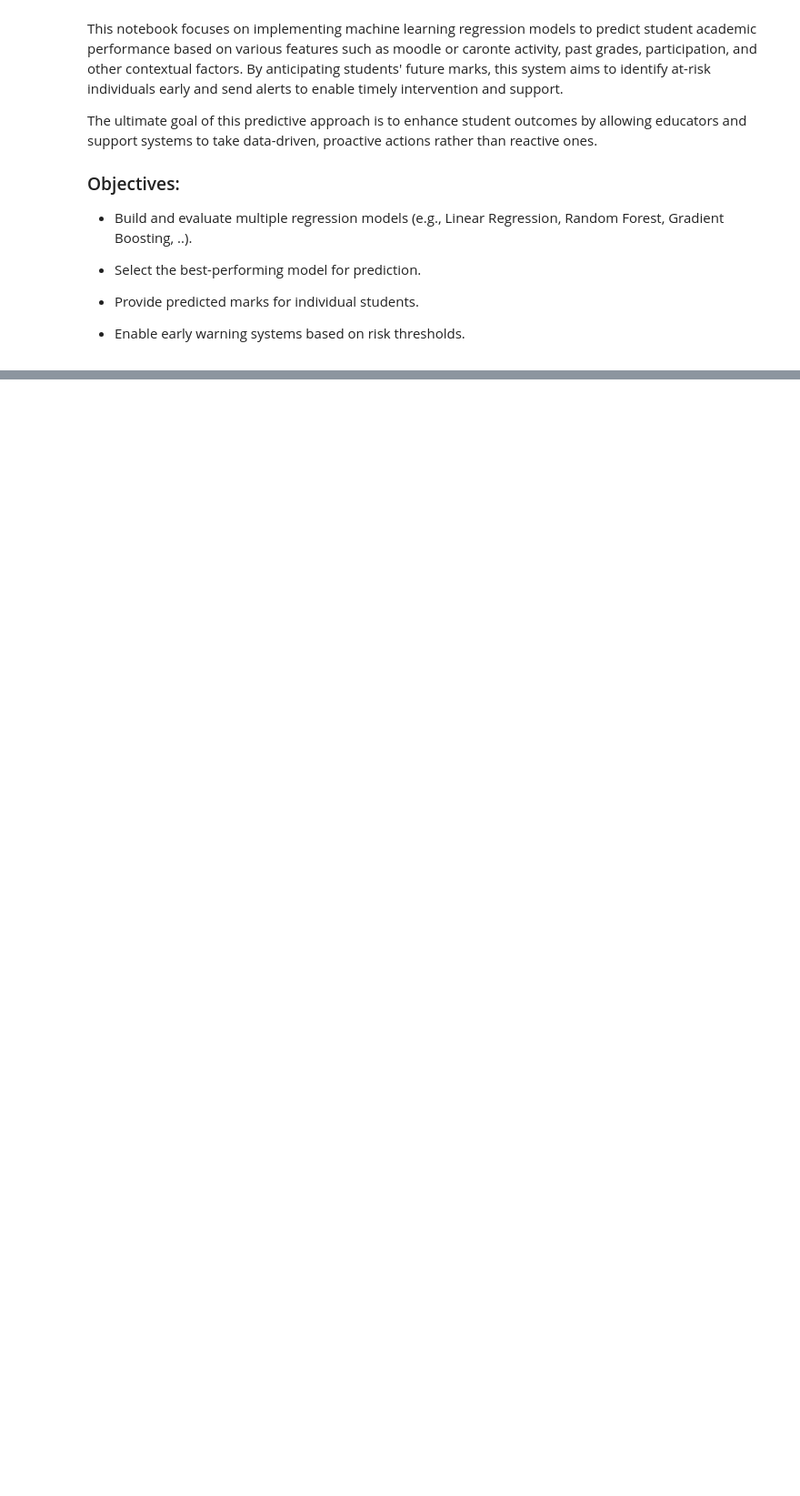
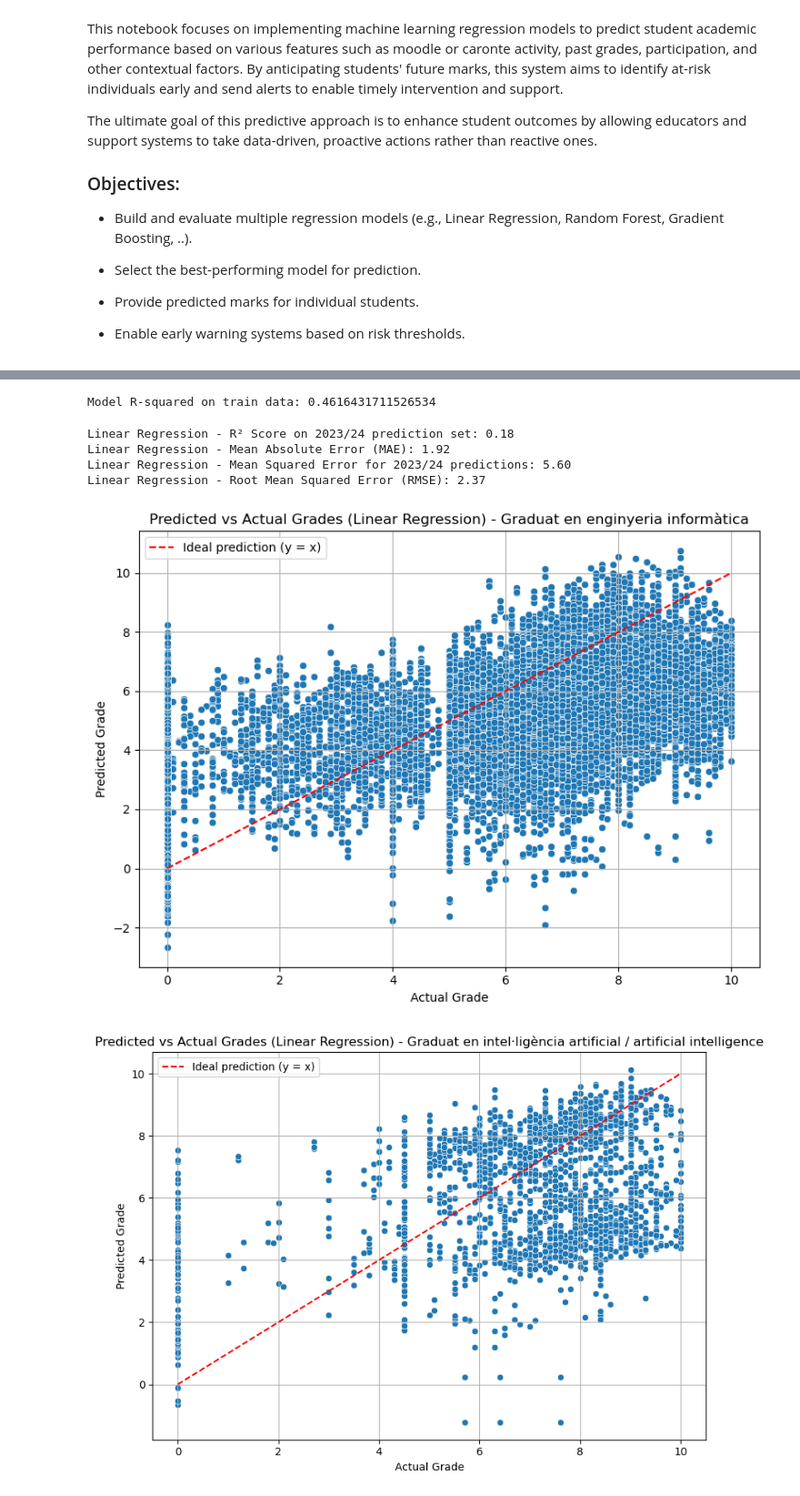
Before and after one commit to laurabolta/Synthesis-Project-I, a Jupyter notebook: Models.ipynb, the cells around one changed output, grey strips where cells are left out. Shown at 91% size. Saved outputs shown, nothing was run; the diff lists cells and outputs as text; code cells hidden in the pictures; blank space fills up the shorter version.

```diff
--- a/Models.ipynb
+++ b/Models.ipynb
@@ -58,16 +33,0 @@ It will be necessary to add some features like student’s average past grade, s
-# %%
-# Average past grade per student
-avg_student_grade = df_train.groupby('id_anonim')['nota_assignatura'].mean().reset_index()
-avg_student_grade.columns = ['id_anonim', 'avg_nota_estudiant']
-
-# Average grade per assignatura
-avg_subject_grade = df_train.groupby('assignatura')['nota_assignatura'].mean().reset_index()
-avg_subject_grade.columns = ['assignatura', 'avg_nota_assignatura']
-
-# Merge with training data
-df_train = df_train.merge(avg_student_grade, on='id_anonim', how='left')
-df_train = df_train.merge(avg_subject_grade, on='assignatura', how='left')
-
-# Apply same to prediction target data
-df_pred_target = df_pred_target.merge(avg_student_grade, on='id_anonim', how='left')
-df_pred_target = df_pred_target.merge(avg_subject_grade, on='assignatura', how='left')
@@ -100,0 +107,3 @@ X_test
+# %%
+# Get unique study programs (estudi)
+unique_studies = df_pred_target['estudi'].unique()
@@ -161,0 +215,42 @@ df_pred_target[['id_anonim', 'assignatura', 'nota_assignatura', 'predicted_nota_
+# %%
+from sklearn.metrics import mean_squared_error
+
+# 5. Build preprocessing and modeling pipeline
+lr_model = Pipeline(steps=[
+    ('preprocessor', preprocessor),
+    ('regressor', LinearRegression())
+])
+
+# 6. Train the model
+lr_model.fit(X_train, y_train)
+
+# Step 5: Evaluate the model using R-squared score
+print("Model R-squared on train data:", lr_model.score(X_train, y_train))
+
+# Make predictions for 2023/24 data
+df_pred_target['predicted_nota_assignatura_lr'] = lr_model.predict(X_pred)
+# %% [output]
+Model R-squared on train data: 0.4616431711526534
+# %%
+# Evaluating Linear Regression Model
+evaluate_model(
+    model_name='Linear Regression',
+    model=lr_model,
+    X_pred=X_pred,
+    y_pred=y_pred,
+    df_pred_target=df_pred_target,
+    prediction_column='predicted_nota_assignatura_lr'
+)
+# %% [output]
+Linear Regression - R² Score on 2023/24 prediction set: 0.18
+Linear Regression - Mean Absolute Error (MAE): 1.92
+Linear Regression - Mean Squared Error for 2023/24 predictions: 5.60
+Linear Regression - Root Mean Squared Error (RMSE): 2.37
+# %%
+# Ploting Linear Regression predictions
+plot_predicted_vs_actual(df_pred_target, 'predicted_nota_assignatura_lr', 'Linear Regression', unique_studies)
+plot_residuals(df_pred_target, 'predicted_nota_assignatura_lr', 'Linear Regression', unique_studies)
+plot_barplot_avg_grades(df_pred_target, 'predicted_nota_assignatura_lr', 'Linear Regression', unique_studies)
+# %% [output]
+[figure, added]
+[figure, added]
```
Also changed, not shown: parts of 29 cells of this notebook, 2 other files.
